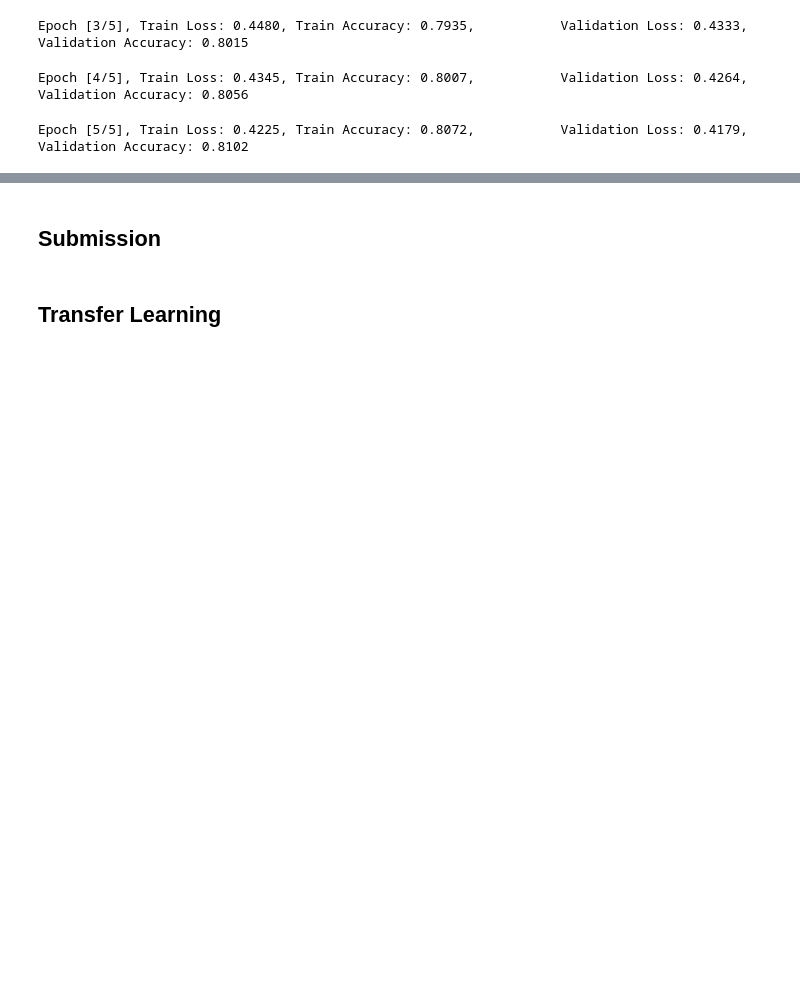
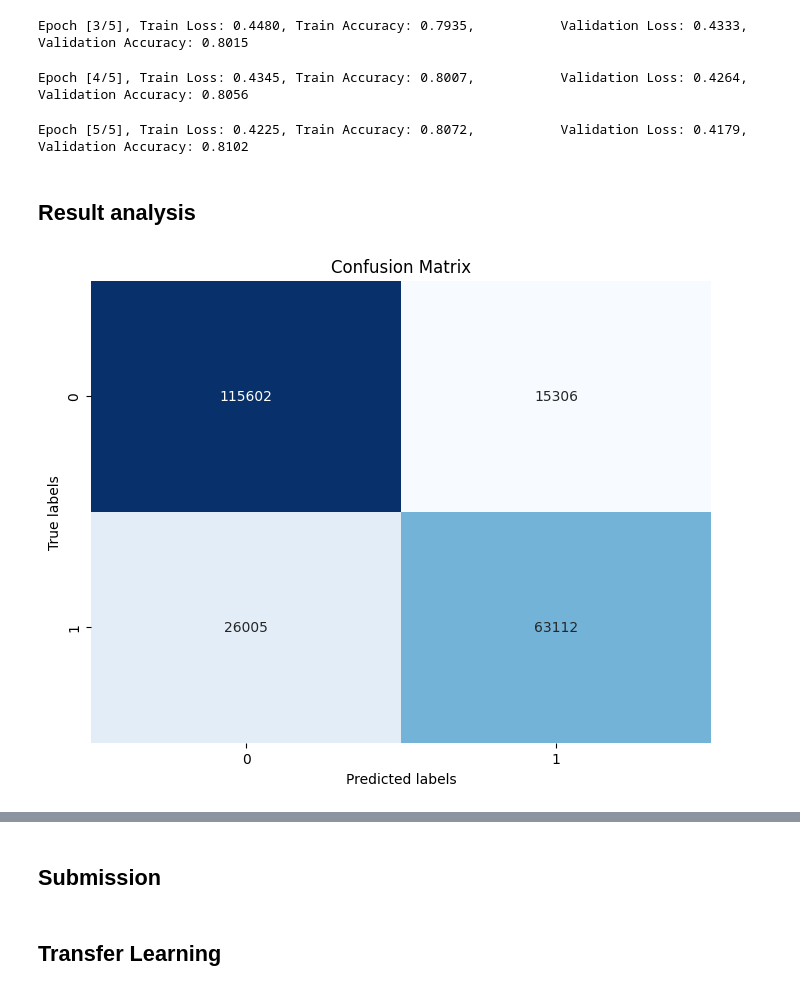
Before and after one commit to L16H7/CNN_cancer_detection, a Jupyter notebook: cnn.ipynb, the cells around one changed output, grey strips where cells are left out. Drawn from its saved outputs; the diff is of its cells as text; code cells hidden in the pictures; blank space fills up the shorter version.

Commit message:
result analysis

```diff
--- a/cnn.ipynb
+++ b/cnn.ipynb
@@ -216,0 +220,28 @@ Epoch [5/5], Train Loss: 0.4225, Train Accuracy: 0.8072,           Validation Lo
+# %%
+predictions = []
+
+for i in tqdm(list(df_train['id'].values)):
+    img = Image.open('./data/train/' + i + '.tif')
+    img = transform(img).unsqueeze(0)
+    img = img.to('cuda')
+
+    with torch.no_grad():
+        output = model(img)
+        _, predicted = torch.max(output, 1)
+        predictions.append(predicted.item())
+# %% [markdown]
+## Result analysis
+# %%
+cm = confusion_matrix(list(df_train['label'].values), predictions)
+# %%
+plt.figure(figsize=(8, 6))
+ax = plt.gca()
+sns.heatmap(cm, annot=True, cmap='Blues', cbar=False, fmt='d', ax=ax)
+
+ax.set_xlabel('Predicted labels')
+ax.set_ylabel('True labels')
+ax.set_title('Confusion Matrix')
+
+plt.show()
+# %% [output]
+[figure, added]
```
Also changed, not shown: parts of 9 cells of this notebook.
